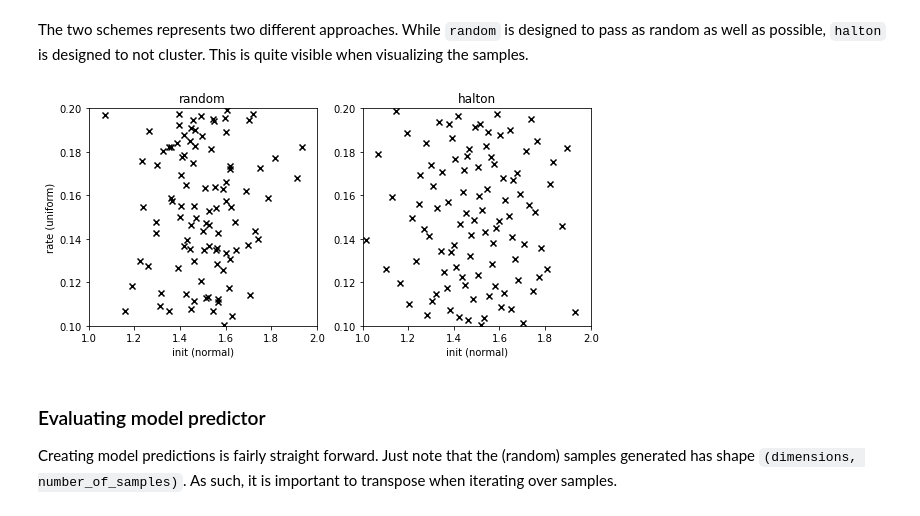
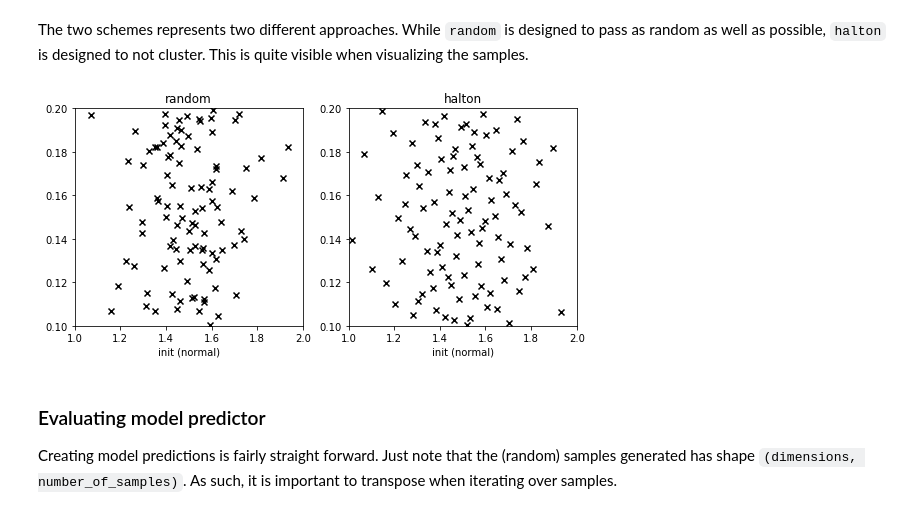
Before and after one commit to jonathf/chaospy, a Jupyter notebook: docs/tutorials/introduction/monte_carlo_integration.ipynb, the cells around one changed output. Saved outputs shown, nothing was run; the diff lists cells and outputs as text; code cells hidden in the pictures.

```diff
--- a/docs/tutorials/introduction/monte_carlo_integration.ipynb
+++ b/docs/tutorials/introduction/monte_carlo_integration.ipynb
@@ -46,22 +46,22 @@ This is quite visible when visualizing the samples.
 # %%
 # increase figure width to better fit two plots
 pyplot.rc("figure", figsize=[9, 4])
 
-for idx, rule in enumerate(rules):
-    pyplot.subplot(1, 2, idx+1)
+for idx, rule in enumerate(rules, start=1):
+    pyplot.subplot(1, 2, idx)
 
     # Show samples as 2-dimensional scatter plot
     pyplot.scatter(*samples[rule][:, :100], marker="x", color="k")
 
-    # Make scatter ficutres pretty
+    # Make scatter figures pretty
     pyplot.xlabel("init (normal)")
     pyplot.ylabel("rate (uniform)") if not idx else None
     pyplot.axis([1, 2, 0.1, 0.2])
     pyplot.title(rule)
 
 pyplot.show()
 # %% [output]
-[figure, old version]
+[figure, new version]
 # %% [markdown]
 ### Evaluating model predictor
 
```
Also changed, not shown: parts of 5 cells of this notebook, 4 other files.
